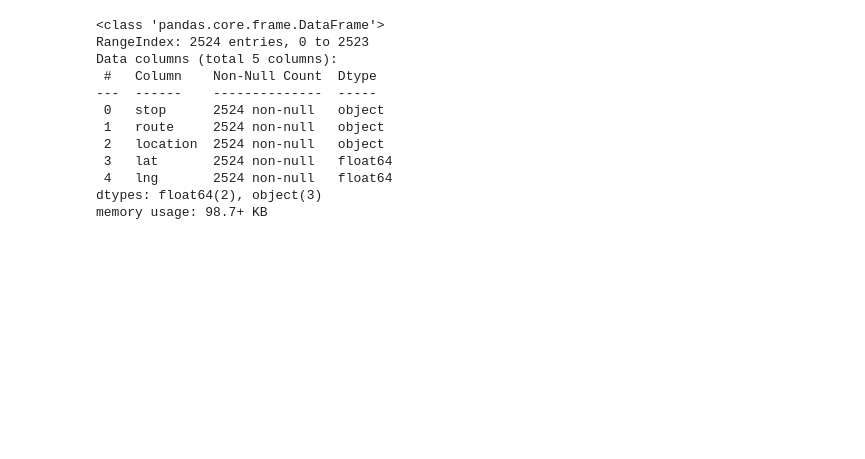
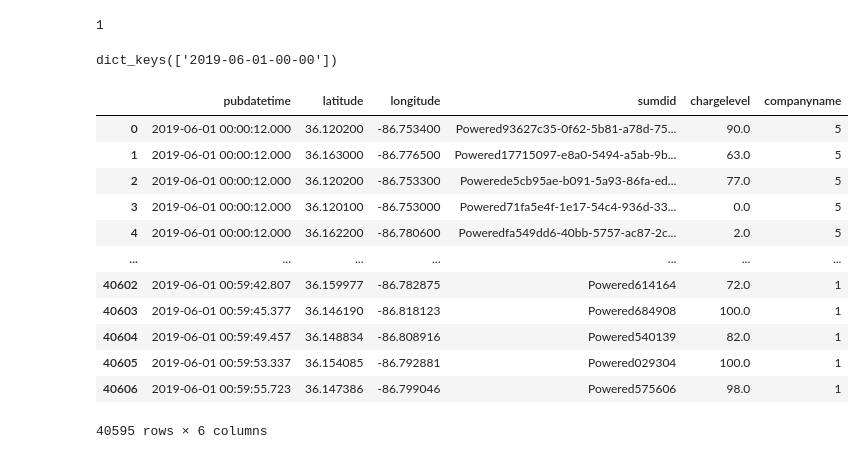
Before and after one commit to derektprice/mapping_scooters_nashville_python, a Jupyter notebook: notebooks/June.ipynb, the cells around one changed output. Cells and saved outputs as stored; diff of their text form; code cells hidden in the pictures; blank space fills up the shorter version.

```diff
--- a/notebooks/June.ipynb
+++ b/notebooks/June.ipynb
@@ -32,15 +19,63 @@ Wall time: 11.7 ms
-# %%
-bus.info()
-# %% [output]
-<class 'pandas.core.frame.DataFrame'>
-RangeIndex: 2524 entries, 0 to 2523
-Data columns (total 5 columns):
- #   Column    Non-Null Count  Dtype
----  ------    --------------  -----
- 0   stop      2524 non-null   object
- 1   route     2524 non-null   object
- 2   location  2524 non-null   object
- 3   lat       2524 non-null   float64
- 4   lng       2524 non-null   float64
-dtypes: float64(2), object(3)
-memory usage: 98.7+ KB
+# %%
+#make a list of datetimes with datetime function
+start = datetime(2019, 6, 1, 0, 0)
+end = datetime(2019, 6, 1, 1, 0)
+delta = timedelta(hours=1)
+timelist = []
+timenamelist = []
+while start <= end:
+    timelist.append(start)
+    timenamelist.append(start.strftime("%Y-%m-%d-%H-%M"))
+    start += delta
+# print(timelist)
+# print(timenamelist)
+# %%
+
+#goal of function: using list of time frames, in this case, days, make a dataframe containing
+#info about the location for each scooter, for each day
+
+
+#make dictionary of dataframes using base dataframe and a user-defined segments_of_time_list
+#from cell above
+def make_day_df(datetime_list, timenames_list, dataframe, colname):
+    resultslist = {} #turn into dictionary
+    x = 0
+    y = 1
+    z = 0
+    while x in range(0,len(datetime_list)-1):
+        starttime = datetime_list[x]
+        endtime = datetime_list[y]
+        mask = (dataframe[colname] > starttime) & (dataframe[colname] <= endtime)
+        framename = dataframe.loc[mask]
+        x += 1
+        y += 1
+        print(x)
+        resultslist[timenames_list[z]] = framename
+        z += 1
+    return resultslist
+
+the_output = make_day_df(timelist, timenamelist, june_loc,"pubdatetime")
+# %% [output]
+1
+# %%
+
+the_output.keys()
+# %% [output]
+dict_keys(['2019-06-01-00-00'])
+# %%
+the_output['2019-06-01-00-00']
+# the_output['2019-05-01-00-00']['sumdid'].nunique()
+# %% [output]
+|  | pubdatetime | latitude | longitude | sumdid | chargelevel | companyname |
+| 0 | 2019-06-01 00:00:12.000 | 36.120200 | -86.753400 | Powered93627c35-0f62-5b81-a78d-75... | 90.0 | 5 |
+| 1 | 2019-06-01 00:00:12.000 | 36.163000 | -86.776500 | Powered17715097-e8a0-5494-a5ab-9b... | 63.0 | 5 |
+| 2 | 2019-06-01 00:00:12.000 | 36.120200 | -86.753300 | Powerede5cb95ae-b091-5a93-86fa-ed... | 77.0 | 5 |
+| 3 | 2019-06-01 00:00:12.000 | 36.120100 | -86.753000 | Powered71fa5e4f-1e17-54c4-936d-33... | 0.0 | 5 |
+| 4 | 2019-06-01 00:00:12.000 | 36.162200 | -86.780600 | Poweredfa549dd6-40bb-5757-ac87-2c... | 2.0 | 5 |
+| ... | ... | ... | ... | ... | ... | ... |
+| 40602 | 2019-06-01 00:59:42.807 | 36.159977 | -86.782875 | Powered614164 | 72.0 | 1 |
+| 40603 | 2019-06-01 00:59:45.377 | 36.146190 | -86.818123 | Powered684908 | 100.0 | 1 |
+| 40604 | 2019-06-01 00:59:49.457 | 36.148834 | -86.808916 | Powered540139 | 82.0 | 1 |
+| 40605 | 2019-06-01 00:59:53.337 | 36.154085 | -86.792881 | Powered029304 | 100.0 | 1 |
+| 40606 | 2019-06-01 00:59:55.723 | 36.147386 | -86.799046 | Powered575606 | 98.0 | 1 |
+40595 rows × 6 columns
```
Also changed, not shown: parts of 10 cells of this notebook, 6 other files.
